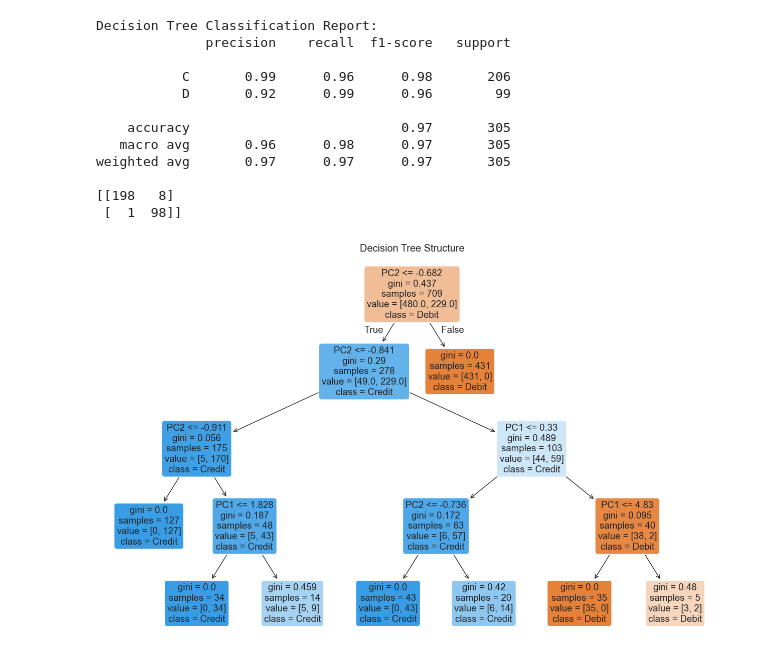
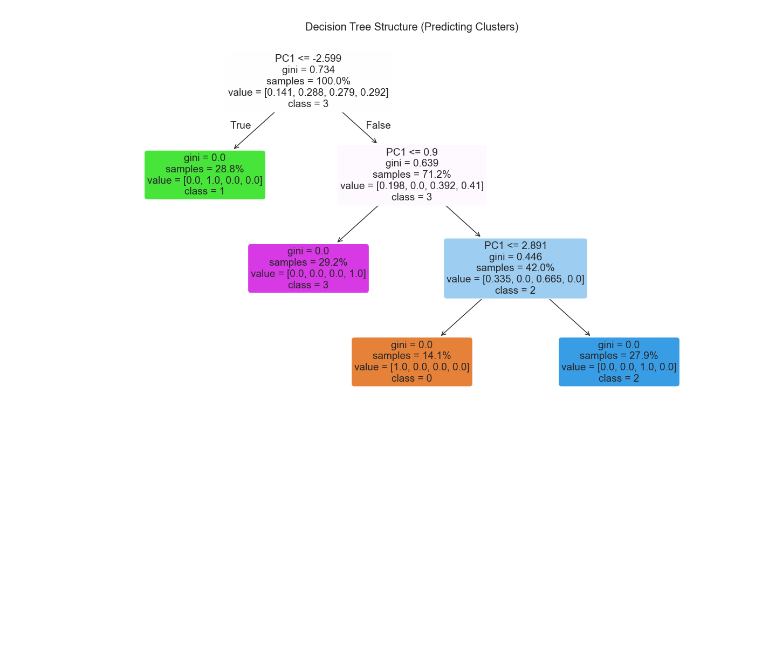
Before and after one commit to rgadicharla/MLPortfolio, a Jupyter notebook: CapstoneProject/UnifiedACHFileGenerator.ipynb, the cells around one changed output. Saved outputs shown, nothing was run; the diff lists cells and outputs as text; code cells hidden in the pictures; blank space fills up the shorter version.

```diff
--- a/CapstoneProject/UnifiedACHFileGenerator.ipynb
+++ b/CapstoneProject/UnifiedACHFileGenerator.ipynb
@@ -114,6 +28,8 @@ write_ach_files()
 
 # -----------------------------
 # 2. PARSER
+# Parse ACH text files by extracting valid 94‑character entry detail records
+# and pulling key NACHA fields (routing, account, transaction code, amount, debit/credit flag) into a clean DataFrame for analysis.
 # -----------------------------
 
 records = []
@@ -138,6 +54,7 @@ for f in glob.glob("data/*.txt"):
             dfi = line[3:12]
             routing = dfi[:8]
             account = line[12:29].strip()
+            sec = line[50:52]
 
             amount_str = line[29:39].strip()
             if not amount_str.isdigit():
@@ -152,6 +69,7 @@ for f in glob.glob("data/*.txt"):
             records.append({
                 "routing": routing,
                 "account": account,
+                "transaction_code" : transaction_code,
                 "amount": amount,
                 "debit_credit_flag": debit_credit_flag
             })
@@ -255,45 +218,56 @@ weighted avg       0.97      0.96      0.96       305
 # %%
 # -----------------------------
 # 7. DECISION TREE CLASSIFIER
 # -----------------------------
 
 dt = DecisionTreeClassifier(
-    max_depth=4,
+    max_depth=5,
     min_samples_leaf=5,
     random_state=42
 )
 
+# Features and target
+X = df[["PC1", "PC2"]]
+y = df["Cluster"]
+
+# Train/test split
+X_train, X_test, y_train, y_test = train_test_split(
+    X,
+    y,
+    test_size=0.3,
+    random_state=42,
+    stratify=y
+)
+
+# Fit model
 dt.fit(X_train, y_train)
-y_dt_pred = dt.predict(X_test)
+y_pred = dt.predict(X_test)
 
-print("Decision Tree Classification Report:")
-print(classification_report(y_test, y_dt_pred))
-print(confusion_matrix(y_test, y_dt_pred))
+# Plot tree
 
-plt.figure(figsize=(16, 10))
+depth = dt.get_depth()
+leaves = dt.get_n_leaves()
+
+width = max(12, leaves * 1.2)
+height = max(6, depth * 3)
+
+plt.figure(figsize=(width, height))
+
+
 plot_tree(
     dt,
     feature_names=["PC1", "PC2"],
-    class_names=["Debit", "Credit"],
+    class_names=[str(c) for c in sorted(df["Cluster"].unique())],
     filled=True,
-    rounded=True
+    rounded=True,
+    proportion=True
 )
-plt.title("Decision Tree Structure")
+plt.title("Decision Tree Structure (Predicting Clusters)")
+plt.subplots_adjust(left=0.02, right=0.98)
+
 plt.show()
 # %% [output]
-Decision Tree Classification Report:
-              precision    recall  f1-score   support
-
-           C       0.99      0.96      0.98       206
-           D       0.92      0.99      0.96        99
-
-    accuracy                           0.97       305
-   macro avg       0.96      0.98      0.97       305
-weighted avg       0.97      0.97      0.97       305
-
-[[198   8]
- [  1  98]]
-[figure, old version]
+[figure, new version]
 # %%
 # Create mesh grid
 x_min, x_max = df["PC1"].min() - 1, df["PC1"].max() + 1
```
Also changed, not shown: parts of 18 cells of this notebook, 8 other files.
